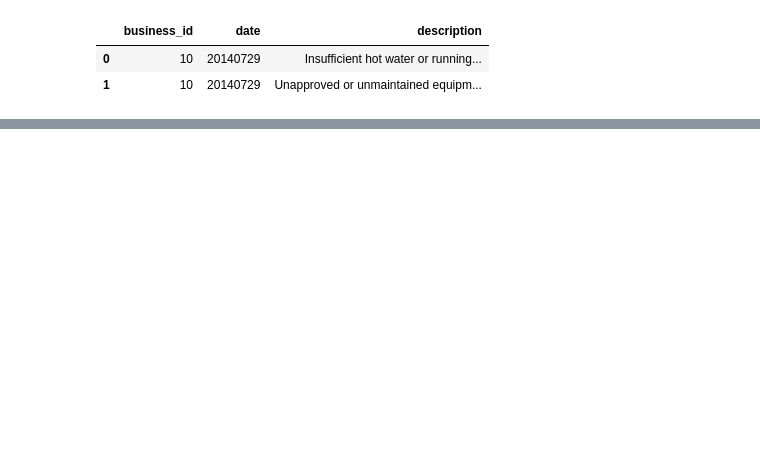
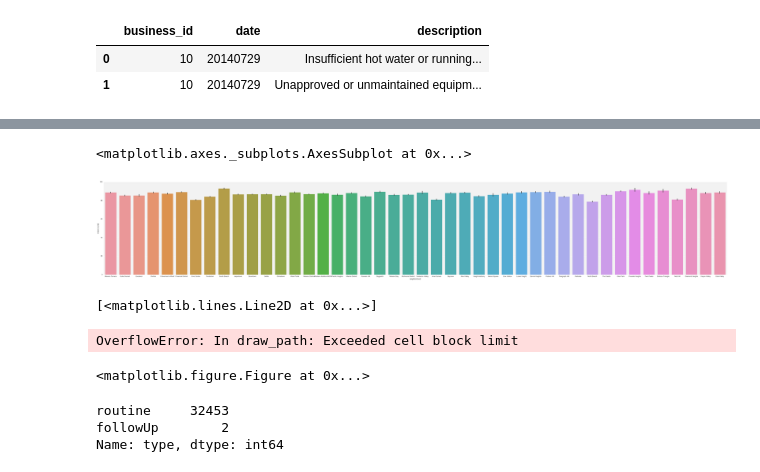
Before and after one commit to vnessified/DSI-SF-2-vnessified, a Jupyter notebook: projects/project-04/project-4-regression.ipynb, the cells around one changed output, grey strips where cells are left out. Drawn from its saved outputs; the diff is of its cells as text; code cells hidden in the pictures; blank space fills up the shorter version.

```diff
--- a/projects/project-04/project-4-regression.ipynb
+++ b/projects/project-04/project-4-regression.ipynb
@@ -154,0 +389,23 @@ Index([u'business_id', u'score', u'date', u'type', u'violation_count',
+# %%
+for_plot = interesting_vars[['neighborhood', 'score']].sort_values(['score'], ascending=False, axis=0)
+# %%
+#I'd like to sort this
+sns.set(rc={"figure.figsize": (60, 10)})
+sns.set_style("darkgrid", {"axes.facecolor": ".95"})
+sns.barplot(x='neighborhood', y='score', data=for_plot)
+# %% [output]
+<matplotlib.axes._subplots.AxesSubplot at 0x...>
+[figure, added]
+# %%
+plt.plot(interesting_vars.date, interesting_vars.score)
+# %% [output]
+[<matplotlib.lines.Line2D at 0x...>]
+OverflowError: In draw_path: Exceeded cell block limit
+<matplotlib.figure.Figure at 0x...>
+# %%
+#not useful so I'll drop this column
+violations_parsed.type.value_counts()
+# %% [output]
+routine     32453
+followUp        2
+Name: type, dtype: int64
```
Also changed, not shown: parts of 51 cells of this notebook.
